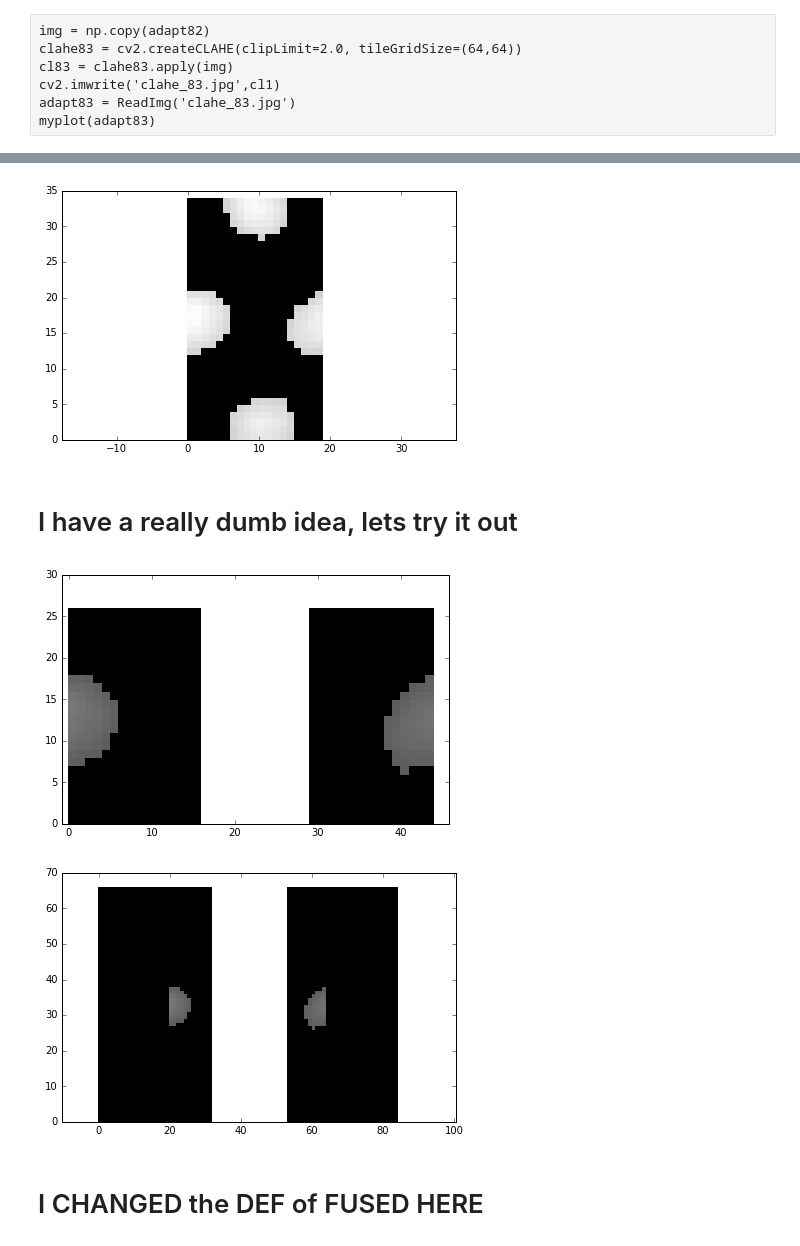
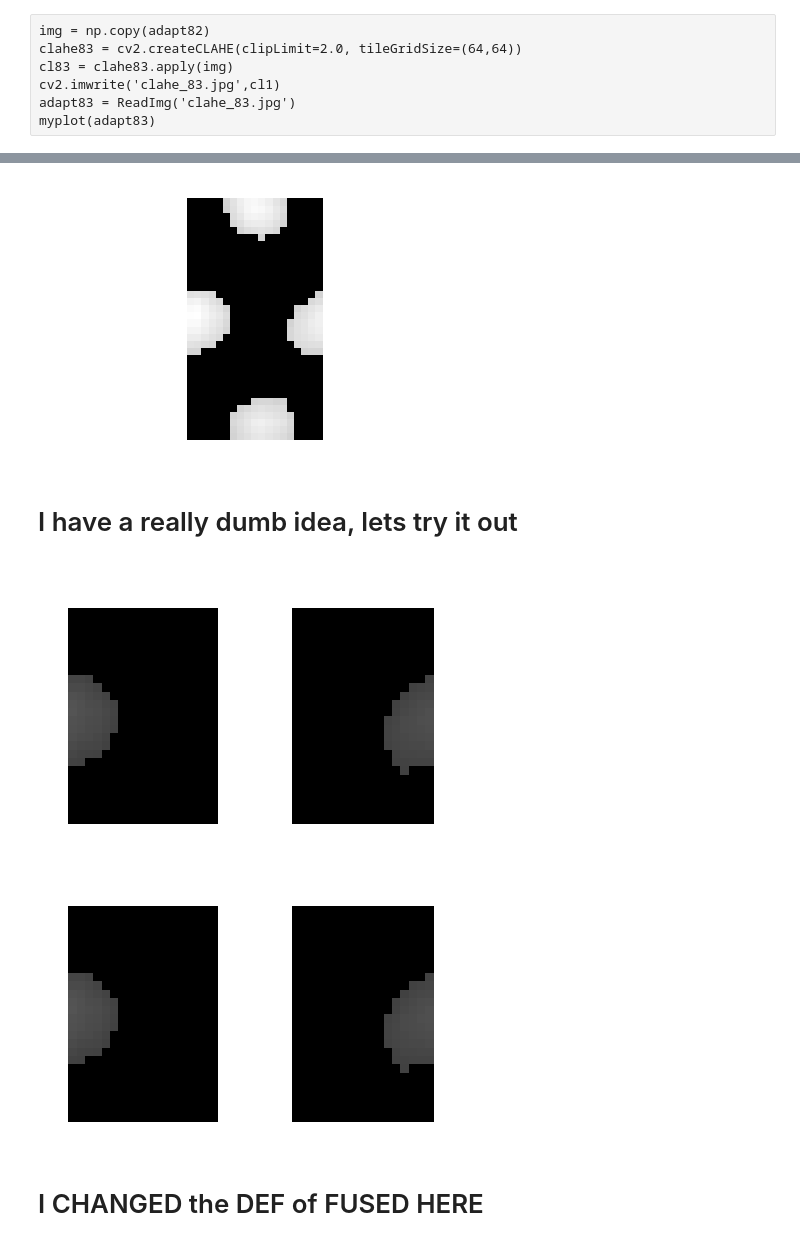
Before and after one commit to huskeypm/sparkdetection, a Jupyter notebook: roc/Real_ROC.ipynb, the cells around one changed output, grey strips where cells are left out. Cells and saved outputs as stored; diff of their text form; code cells hidden in the pictures.

```diff
--- a/roc/Real_ROC.ipynb
+++ b/roc/Real_ROC.ipynb
@@ -17,7 +17,7 @@ def myplot(img,fileName=None):
     pcolormesh(img, cmap='gray')
     if fileName!=None:
         plt.gcf().savefig(fileName,dpi=300)
-    #plt.axis('off')
+    plt.axis('off')
     plt.tight_layout()
 # %%
 def ReadImg(fileName):
@@ -296,7 +320,7 @@ myplot(unitCellXtal2)
 unitCellXtal3 = GenThreshed_EZ(rotater(tmp,5)[86:120,41:60],108)
 myplot(unitCellXtal3)
 # %% [output]
-[figure, old version]
+[figure, new version]
 # %% [markdown]
 # I have a really dumb idea, lets try it out
 # %%
@@ -310,20 +334,23 @@ hello = np.lib.pad(helper,5,padWithZeros)
 #helper = hello[(diff-thisMax/2):(diff+thisMax/2),(diff-thisMin/2):(diff+thisMin/2)]
 #print np.shape(hello)
 hello[:,:] = 0
-hello[:,16:29] = 140
+hello[:,18:27] = 200
 hello[5:19,:7] = unitCellXtal2[8:22, :7]/2
 hello[5:19,36:] = unitCellXtal2[8:22, 10:]/2
 fused = hello
 myplot(fused)
+Lasers = np.copy(fused)
 # %% [output]
-[figure, old version]
+[figure, new version]
 # %%
-bigger = np.copy(hello)
-temper = np.lib.pad(bigger,20,padWithZeros)
-temper[:,32:53] = 140
-myplot(temper)
+#bigger = np.copy(hello)
+#temper = np.lib.pad(bigger,20,padWithZeros)
+#temper[:,36:49] = 140
+#myplot(temper)
+myplot(fused)
+toimage(fused).save('fusedBase.png')
 # %% [output]
-[figure, old version]
+[figure, new version]
 # %% [markdown]
 # I CHANGED the DEF of FUSED HERE
 # %%
```
Also changed, not shown: parts of 30 cells of this notebook, 3 other files.
